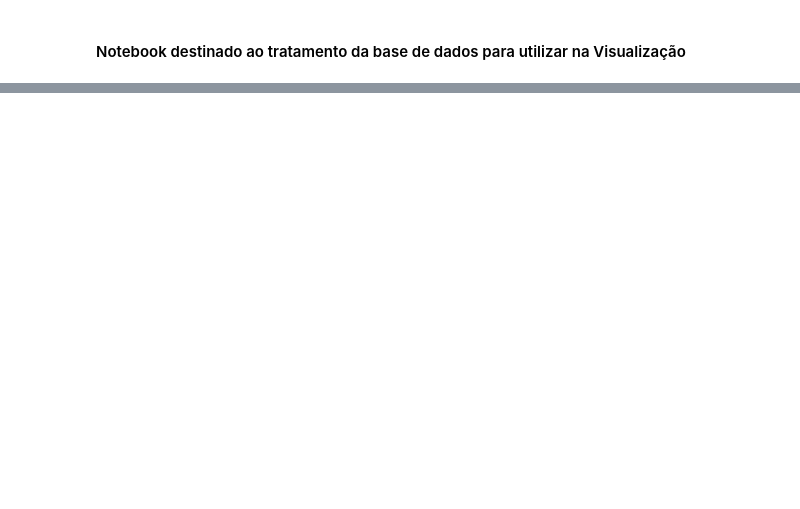
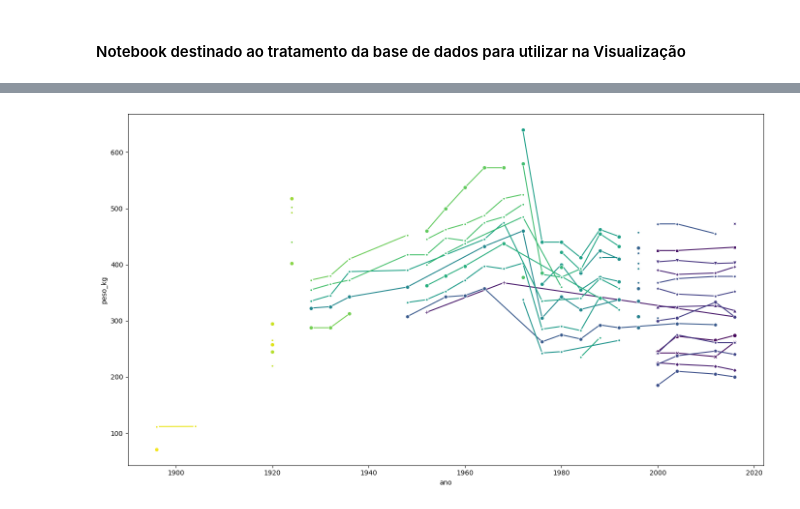
Before and after one commit to FGV-VIS-2025/tarefa-4-analise_de_resultados-olimpiadas, a Jupyter notebook: dados/data_operations.ipynb, the cells around one changed output, grey strips where cells are left out. Saved outputs shown, nothing was run; the diff lists cells and outputs as text; code cells hidden in the pictures; blank space fills up the shorter version.

```diff
--- a/dados/data_operations.ipynb
+++ b/dados/data_operations.ipynb
@@ -15,4 +20,4 @@ df_ouro['ano'] = df_ouro['slug_game'].str[-4:].astype(int)
 # %%
 df_atletismo_tempo =  df_ouro[(df_ouro['discipline_title'] == 'Athletics') & (df_ouro['value_type'] == 'TIME')]
 df_atletismo_distancia =  df_ouro[(df_ouro['discipline_title'] == 'Athletics') & (df_ouro['value_type'] == 'DISTANCE')]
-df_peso =  df_ouro[df_ouro['discipline_title'] == 'Weightlifting']
+df_peso =  df_ouro[(df_ouro['discipline_title'] == 'Weightlifting') & (df_ouro['value_type'] == 'WEIGHT')]
@@ -75,0 +101,31 @@ plt.show()
+# %%
+df_pesos = df_peso.copy()
+
+def converter_peso(valor):
+    try:
+        return float(valor)
+    except (ValueError, TypeError):
+        return np.nan
+
+df_pesos['peso_kg'] = df_peso['value_unit'].apply(converter_peso)
+df_pesos['peso_kg'] = df_pesos.groupby('event_title')['peso_kg'].bfill().ffill()
+
+plt.figure(figsize=(14, 8))
+
+sns.lineplot(
+    data=df_pesos,
+    x='ano',
+    y='peso_kg',
+    hue='event_title',
+    style='event_title',
+    markers=True,
+    dashes=False,
+    errorbar=None,
+    legend=False,
+    palette='viridis'
+)
+
+plt.tight_layout()
+plt.show()
+# %% [output]
+[figure, added]
```
Also changed, not shown: parts of 6 cells of this notebook, 1 other file.
